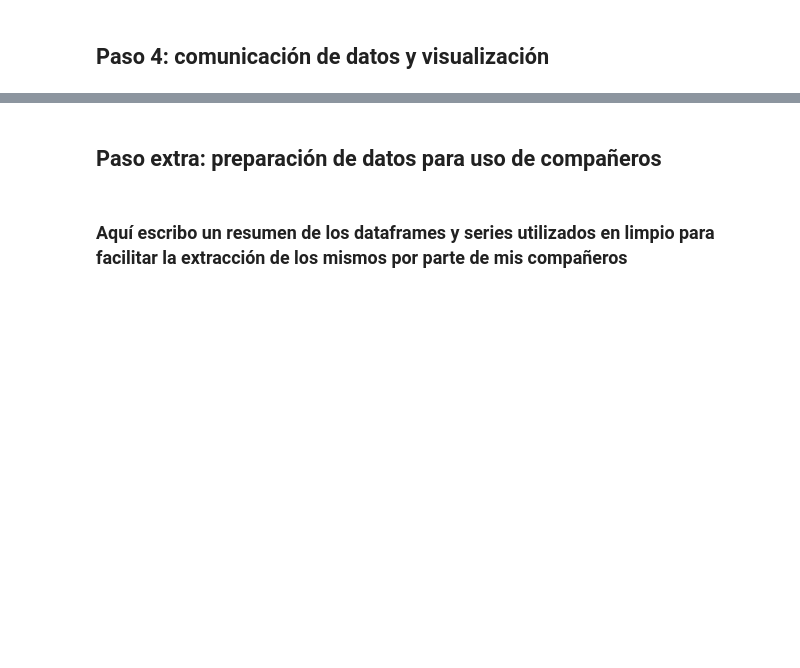
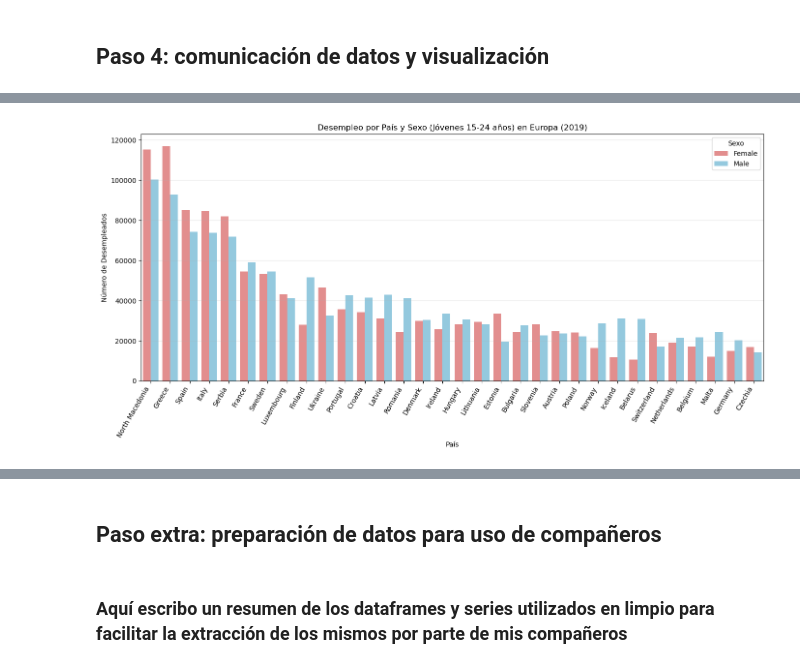
Before and after one commit to AntonioDavid333/Mental-Health-Data-Analysis, a Jupyter notebook: unemployement.ipynb, the cells around one changed output, grey strips where cells are left out. Cells and saved outputs as stored; diff of their text form; code cells hidden in the pictures; blank space fills up the shorter version.

```diff
--- a/unemployement.ipynb
+++ b/unemployement.ipynb
@@ -178,0 +159,42 @@ plt.show()
+# %%
+# seaborn version
+
+# Convertir a formato largo (long format) para Seaborn
+df_long = df_sex_pivot.reset_index().melt(
+    id_vars=df_sex_pivot.index.name,
+    value_vars=["Female", "Male"],
+    var_name="Sexo",
+    value_name="Desempleo"
+)
+
+plt.figure(figsize=(14, 7))
+
+# Gráfico de barras apiladas con Seaborn
+sns.barplot(
+    data=df_long,
+    x=df_sex_pivot.index.name,
+    y="Desempleo",
+    hue="Sexo",
+    palette={"Female": "lightcoral", "Male": "skyblue"},
+    estimator=sum,
+)
+
+# Ajustar para que sea apilado
+# Seaborn no soporta stacking nativamente, así que sumamos manualmente:
+# Recalcula posiciones desde el barplot dibujado
+ax = plt.gca()
+for c in ax.containers:
+    # valores de cada categoría
+    labels = [v.get_height() for v in c]
+    # Mostrar valores si quieres: ax.bar_label(c, label_type="center")
+
+# Título y etiquetas
+plt.title("Desempleo por País y Sexo (Jóvenes 15-24 años) en Europa (2019)")
+plt.ylabel("Número de Desempleados")
+plt.xlabel("País")
+plt.xticks(rotation=60, ha='right')
+plt.grid(axis="y", alpha=0.3)
+plt.tight_layout()
+plt.show()
+# %% [output]
+[figure, added]
```
Also changed, not shown: parts of 17 cells of this notebook, 3 other files.
